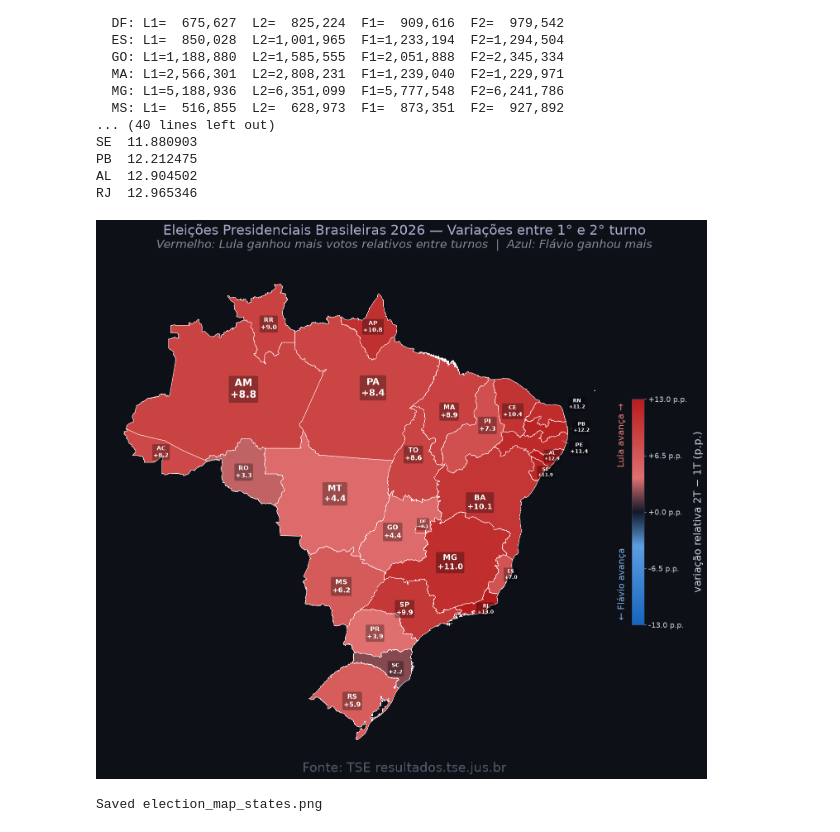
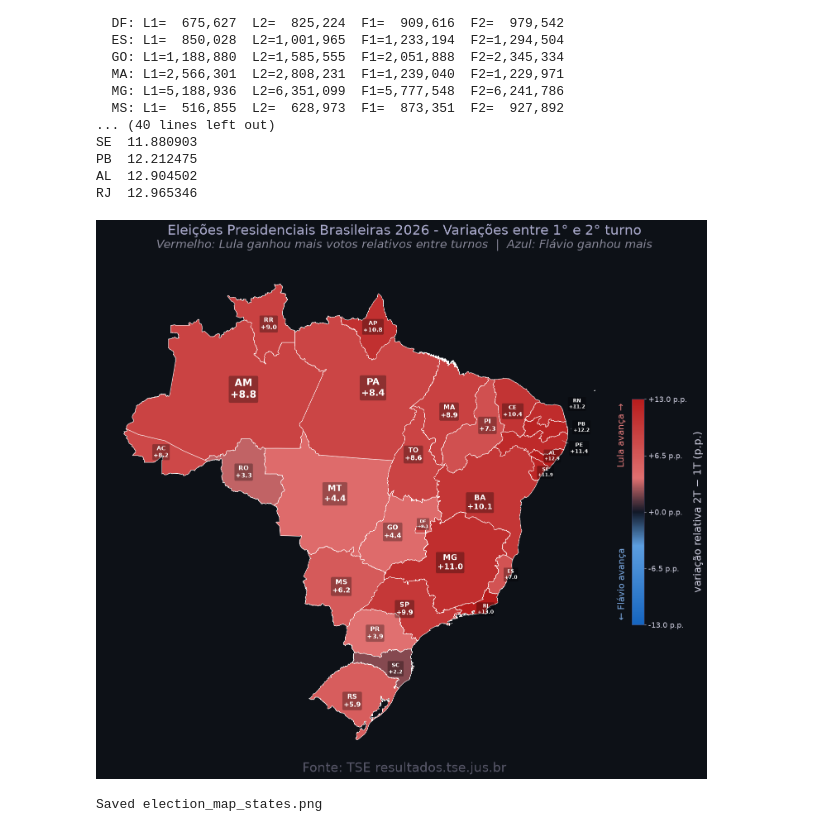
Before and after one commit to SebasEliens/br26-map, a Jupyter notebook: election_map.ipynb, the cells around one changed output. Saved outputs shown, nothing was run; the diff lists cells and outputs as text; code cells hidden in the pictures.

```diff
--- a/election_map.ipynb
+++ b/election_map.ipynb
@@ -446,33 +446,33 @@ for _, row in gdf_state_map.iterrows():
         )
 
 # Colorbar
 sm2 = plt.cm.ScalarMappable(cmap=cmap, norm=norm_s)
 sm2.set_array([])
 cbar2 = fig2.colorbar(sm2, ax=ax2, shrink=0.45, aspect=18, pad=0.02)
 cbar2.outline.set_edgecolor("#444466")
 cbar2.ax.tick_params(colors="#ccccdd", labelsize=13)
 ticks2 = np.linspace(-vmax_s, vmax_s, 5)
 cbar2.set_ticks(ticks2)
 cbar2.set_ticklabels([f"{v:+.1f} p.p." for v in ticks2])
 cbar2.set_label("variação relativa 2T − 1T (p.p.)", color="#ccccdd", fontsize=18, labelpad=10)
 cbar2.ax.text(-1.2, 0.02, "← Flávio avança", transform=cbar2.ax.transAxes,
               va="bottom", ha="left", fontsize=16, color="#7aa8e0", rotation=90)
 cbar2.ax.text(-1.2, 0.98, "Lula avança →",   transform=cbar2.ax.transAxes,
               va="top",    ha="left", fontsize=16, color="#e07a7a", rotation=90)
 
 ax2.axis("off")
 plt.tight_layout(rect=[0, 0.012, 1, 0.90])
-fig2.text(0.5, 0.935, "Eleições Presidenciais Brasileiras 2026 — Variações entre 1° e 2° turno",
+fig2.text(0.5, 0.935, "Eleições Presidenciais Brasileiras 2026 - Variações entre 1° e 2° turno",
           ha="center", color="#aaaacc", fontsize=24)
 fig2.text(0.5, 0.912,
           "Vermelho: Lula ganhou mais votos relativos entre turnos  |  Azul: Flávio ganhou mais",
           ha="center", color="#888899", fontsize=20, style="italic")
 fig2.text(0.5, 0.007, "Fonte: TSE resultados.tse.jus.br",
           ha="center", color="#555566", fontsize=22)
 
 plt.savefig("election_map_states.png", dpi=200, bbox_inches="tight", facecolor=BG)
 plt.show()
 print("Saved election_map_states.png")
 # %% [output]
-[figure, old version]
+[figure, new version]
 Saved election_map_states.png
```
